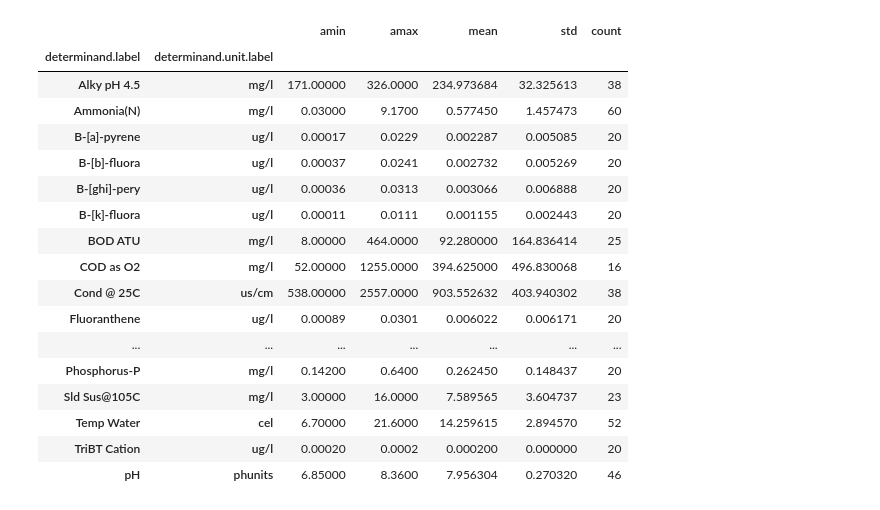
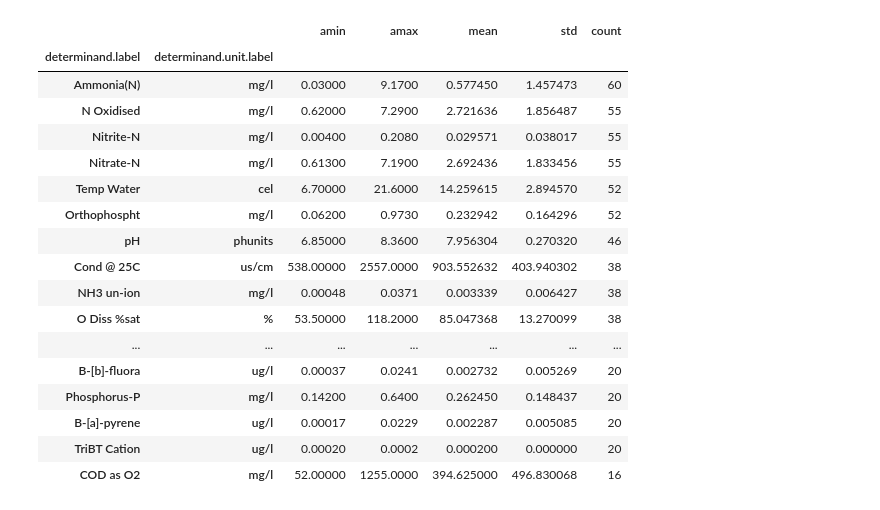
Before and after one commit to quelibrio/EnvironmentalThreatsApliedDataScience, a Jupyter notebook: water_quality.ipynb, the cells around one changed output. Saved outputs shown, nothing was run; the diff lists cells and outputs as text; code cells hidden in the pictures.

```diff
--- a/water_quality.ipynb
+++ b/water_quality.ipynb
@@ -27,33 +41,34 @@ def split_on_variables_then_merge_data_frames_on_keys(frame, keys, var1, var2):
     merged = pd.merge(left_frame, right_frame, on=keys)
     return merged
 # %%
+import operator
 data = pd.read_csv(filename)
 df = data[['determinand.label', 'result', 'determinand.unit.label', 'water body']]
 
 grouped = df.groupby(['determinand.label', 'determinand.unit.label'])['result'].agg([pd.np.min, pd.np.max, pd.np.mean, pd.np.std, 'count'])
+
 filtered = grouped[grouped['count'] > 15]
+pd.DataFrame.sort_values(filtered, "count", ascending=False)
 #del filtered['count']
+# %% [output]
+|  |  | amin | amax | mean | std | count |
+| determinand.label | determinand.unit.label |  |  |  |  |  |
+| Ammonia(N) | mg/l | 0.03000 | 9.1700 | 0.577450 | 1.457473 | 60 |
+| N Oxidised | mg/l | 0.62000 | 7.2900 | 2.721636 | 1.856487 | 55 |
+| Nitrite-N | mg/l | 0.00400 | 0.2080 | 0.029571 | 0.038017 | 55 |
+| Nitrate-N | mg/l | 0.61300 | 7.1900 | 2.692436 | 1.833456 | 55 |
+| Temp Water | cel | 6.70000 | 21.6000 | 14.259615 | 2.894570 | 52 |
+| Orthophospht | mg/l | 0.06200 | 0.9730 | 0.232942 | 0.164296 | 52 |
+| pH | phunits | 6.85000 | 8.3600 | 7.956304 | 0.270320 | 46 |
+| Cond @ 25C | us/cm | 538.00000 | 2557.0000 | 903.552632 | 403.940302 | 38 |
+| NH3 un-ion | mg/l | 0.00048 | 0.0371 | 0.003339 | 0.006427 | 38 |
+| O Diss %sat | % | 53.50000 | 118.2000 | 85.047368 | 13.270099 | 38 |
+| ... | ... | ... | ... | ... | ... | ... |
+| B-[b]-fluora | ug/l | 0.00037 | 0.0241 | 0.002732 | 0.005269 | 20 |
+| Phosphorus-P | mg/l | 0.14200 | 0.6400 | 0.262450 | 0.148437 | 20 |
+| B-[a]-pyrene | ug/l | 0.00017 | 0.0229 | 0.002287 | 0.005085 | 20 |
+| TriBT Cation | ug/l | 0.00020 | 0.0002 | 0.000200 | 0.000000 | 20 |
+| COD as O2 | mg/l | 52.00000 | 1255.0000 | 394.625000 | 496.830068 | 16 |
-# %%
-filtered
-# %% [output]
-|  |  | amin | amax | mean | std | count |
-| determinand.label | determinand.unit.label |  |  |  |  |  |
-| Alky pH 4.5 | mg/l | 171.00000 | 326.0000 | 234.973684 | 32.325613 | 38 |
-| Ammonia(N) | mg/l | 0.03000 | 9.1700 | 0.577450 | 1.457473 | 60 |
-| B-[a]-pyrene | ug/l | 0.00017 | 0.0229 | 0.002287 | 0.005085 | 20 |
-| B-[b]-fluora | ug/l | 0.00037 | 0.0241 | 0.002732 | 0.005269 | 20 |
-| B-[ghi]-pery | ug/l | 0.00036 | 0.0313 | 0.003066 | 0.006888 | 20 |
-| B-[k]-fluora | ug/l | 0.00011 | 0.0111 | 0.001155 | 0.002443 | 20 |
-| BOD ATU | mg/l | 8.00000 | 464.0000 | 92.280000 | 164.836414 | 25 |
-| COD as O2 | mg/l | 52.00000 | 1255.0000 | 394.625000 | 496.830068 | 16 |
-| Cond @ 25C | us/cm | 538.00000 | 2557.0000 | 903.552632 | 403.940302 | 38 |
-| Fluoranthene | ug/l | 0.00089 | 0.0301 | 0.006022 | 0.006171 | 20 |
-| ... | ... | ... | ... | ... | ... | ... |
-| Phosphorus-P | mg/l | 0.14200 | 0.6400 | 0.262450 | 0.148437 | 20 |
-| Sld Sus@105C | mg/l | 3.00000 | 16.0000 | 7.589565 | 3.604737 | 23 |
-| Temp Water | cel | 6.70000 | 21.6000 | 14.259615 | 2.894570 | 52 |
-| TriBT Cation | ug/l | 0.00020 | 0.0002 | 0.000200 | 0.000000 | 20 |
-| pH | phunits | 6.85000 | 8.3600 | 7.956304 | 0.270320 | 46 |
 # %%
 # process data frame, select columns of interest.
 df2 = data[['determinand.label', 'result', 'determinand.unit.label', 'sample.sampleDateTime', 'Waterbody ID']]
```
Also changed, not shown: parts of 4 cells of this notebook.
